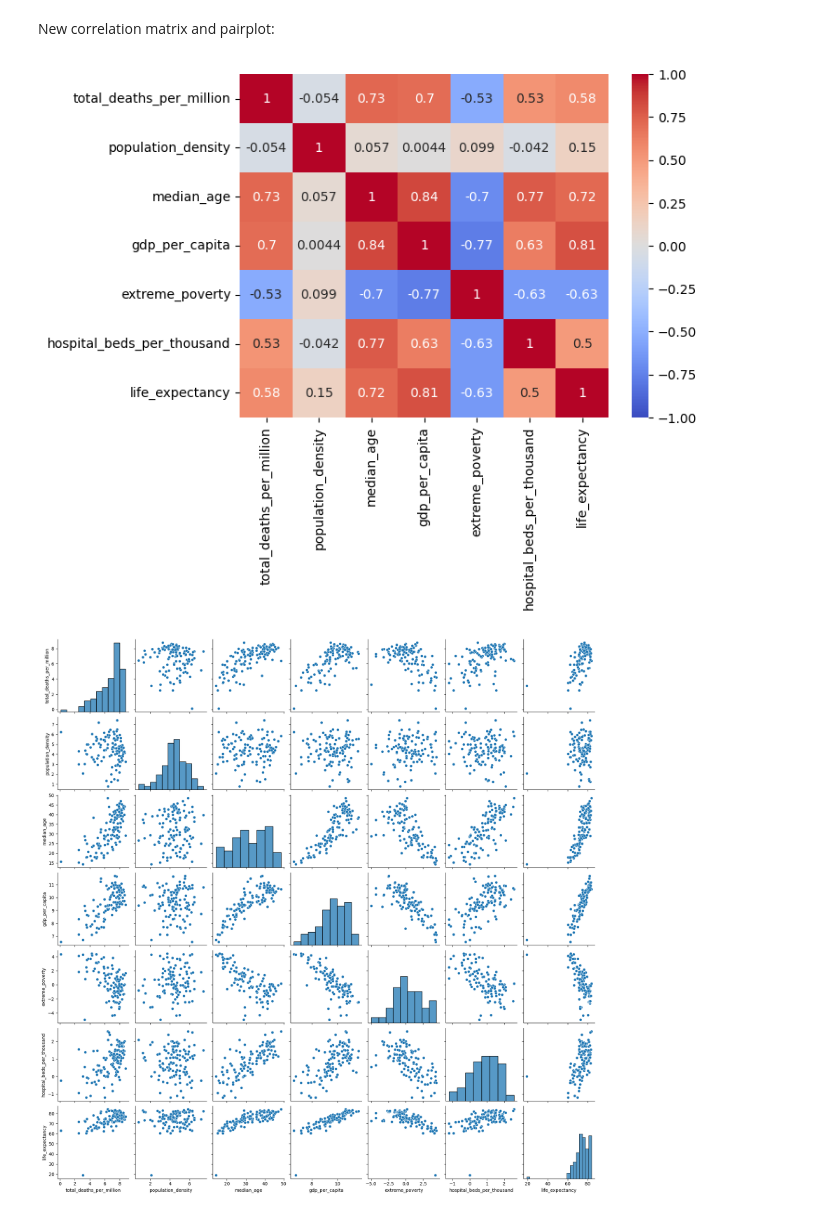
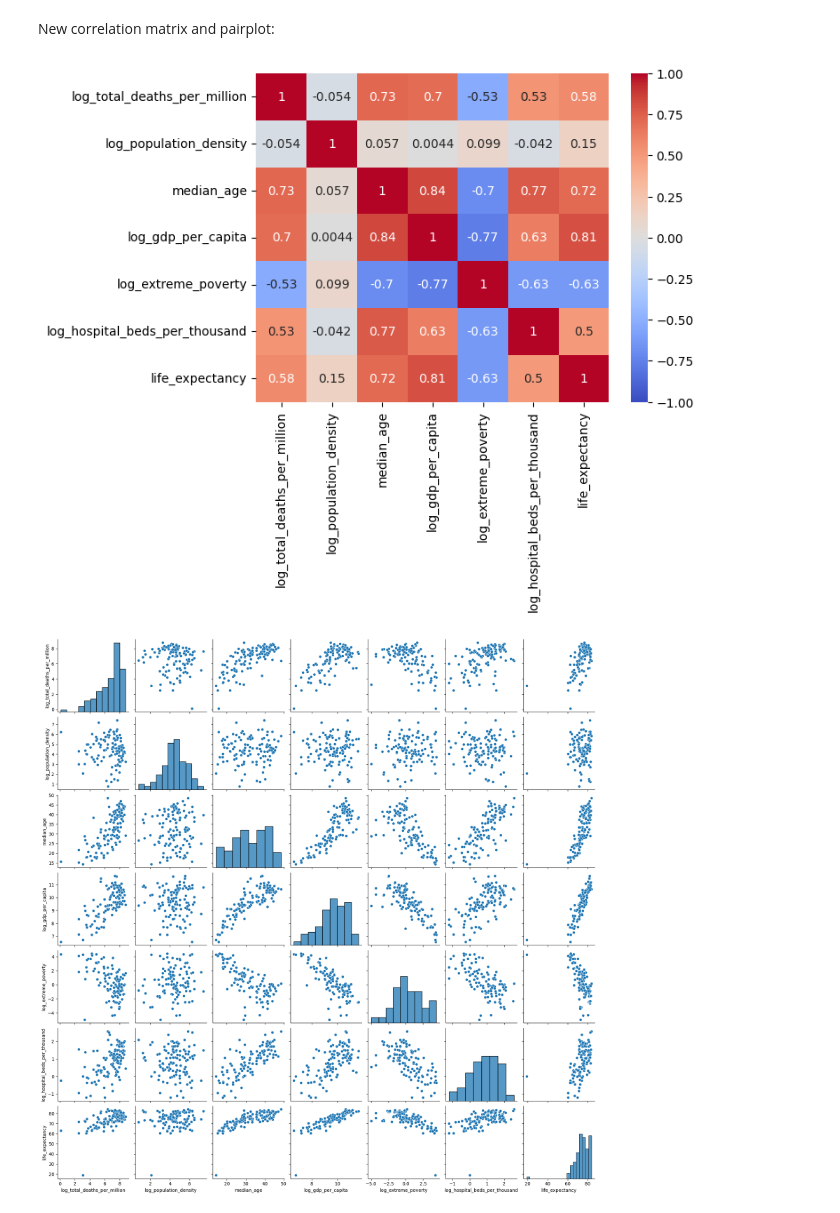
Before and after one commit to xiaoran0606/305-project, a Jupyter notebook: EDA/covid_socioeconomic.ipynb, the cells around one changed output. Drawn from its saved outputs; the diff is of its cells as text; code cells hidden in the pictures.

```diff
--- a/EDA/covid_socioeconomic.ipynb
+++ b/EDA/covid_socioeconomic.ipynb
@@ -214,16 +214,16 @@ Many of the marginal distributions are heavily right-tailed. It might make more
 # %%
 for col in ['total_deaths_per_million', 'population_density', 'gdp_per_capita', 'extreme_poverty', 'hospital_beds_per_thousand']:
     df_vars[col] = np.log(df_vars[col])
-    #df_vars.rename(columns={col: 'log_' + col})
+    df_vars = df_vars.rename(columns={col: 'log_' + col})
 # %% [markdown]
 New correlation matrix and pairplot:
 # %%
-sns.heatmap(df_vars[['total_deaths_per_million'] + newcols].corr(), vmin = -1, vmax = 1, annot = True, cmap = 'coolwarm')
+sns.heatmap(df_vars.drop(columns = ['country']).corr(), vmin = -1, vmax = 1, annot = True, cmap = 'coolwarm')
 pass
 # %% [output]
-[figure, old version]
+[figure, new version]
 # %%
 sns.pairplot(df_vars)
 pass
 # %% [output]
-[figure, old version]
+[figure, new version]
```
Also changed, not shown: parts of 4 cells of this notebook.
